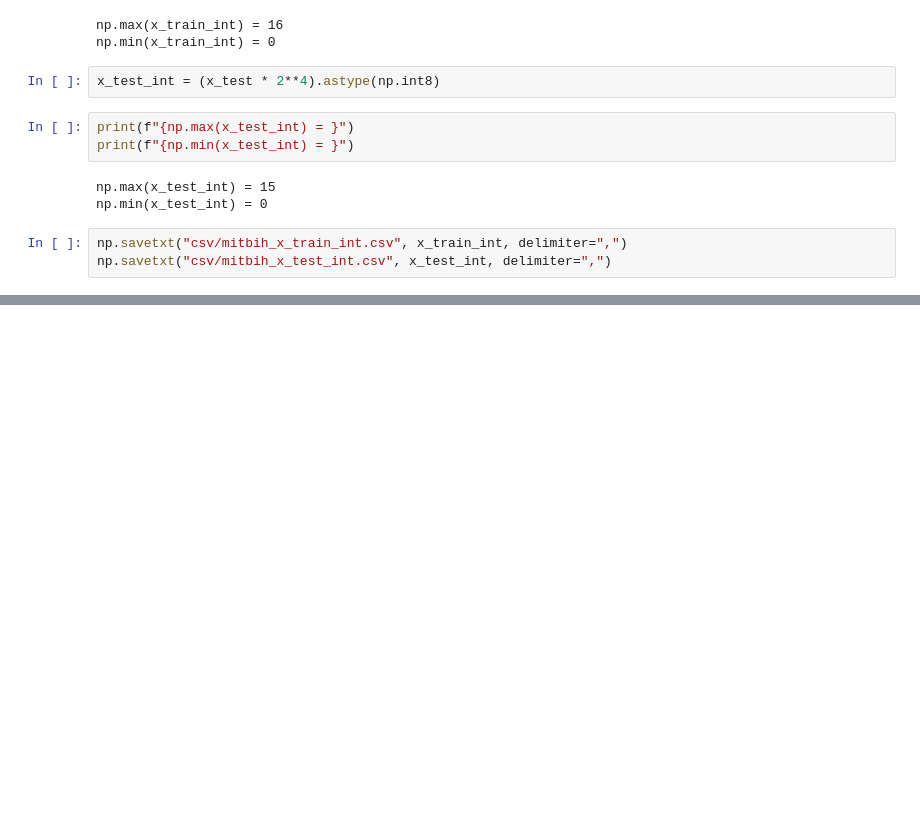
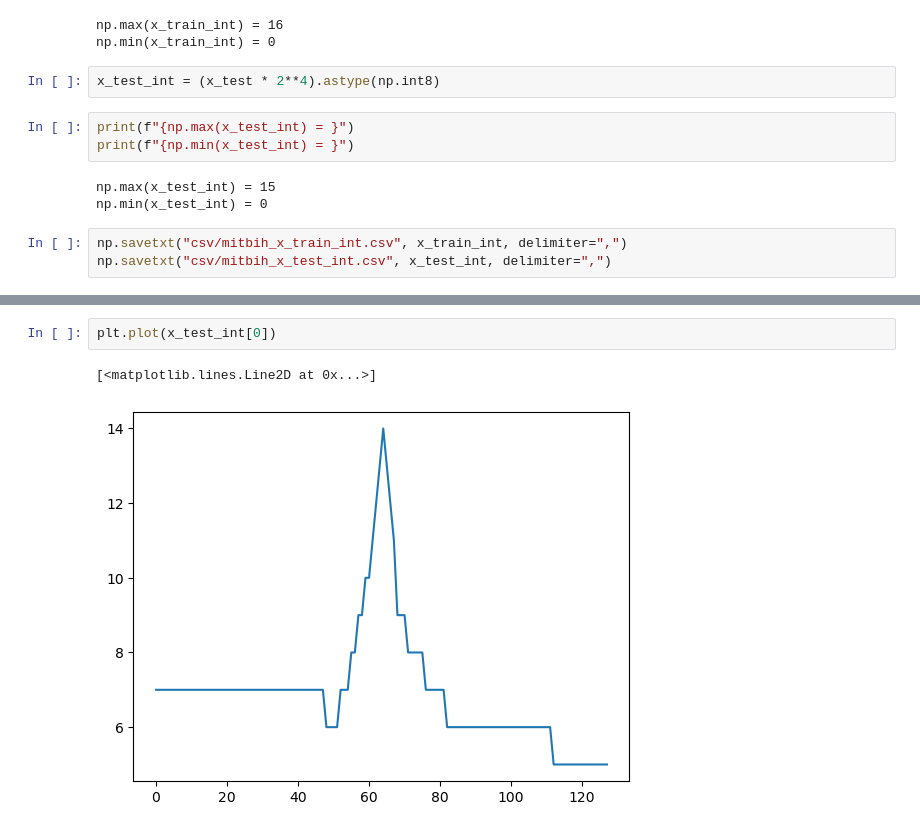
Before and after one commit to khoaguin/PocketHHE, a Jupyter notebook: data/mit-bih/mitbih_to_csv.ipynb, the cells around one changed output, grey strips where cells are left out. Cells and saved outputs as stored; diff of their text form; blank space fills up the shorter version.

```diff
--- a/data/mit-bih/mitbih_to_csv.ipynb
+++ b/data/mit-bih/mitbih_to_csv.ipynb
@@ -64,0 +84,5 @@ np.savetxt("csv/mitbih_x_test_int.csv", x_test_int, delimiter=",")
+# %%
+plt.plot(x_test_int[0])
+# %% [output]
+[<matplotlib.lines.Line2D at 0x...>]
+[figure, added]
```
Also changed, not shown: parts of 6 cells of this notebook, 4 other files.
